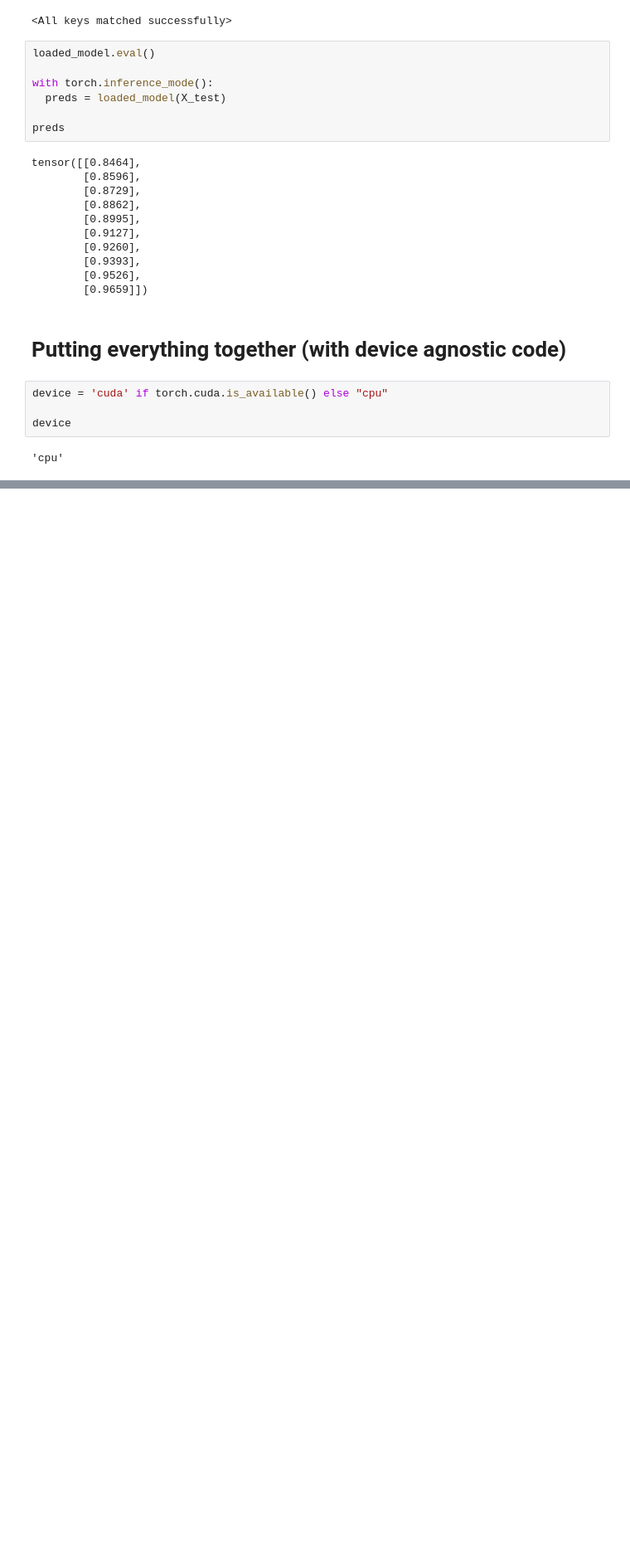
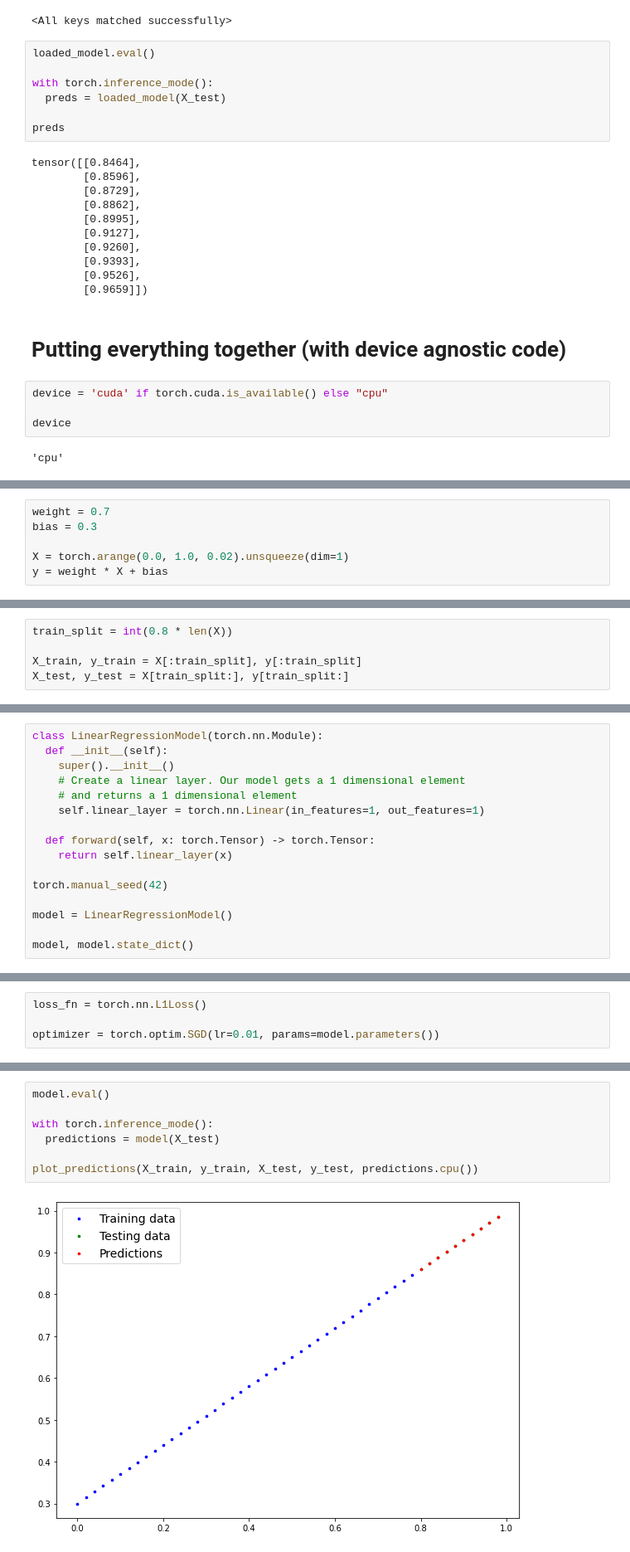
Before and after one commit to micheldc55/Deep-Learning, a Jupyter notebook: pytorch_workflow.ipynb, the cells around one changed output, grey strips where cells are left out. Shown: that part at 83% size. Drawn from its saved outputs; the diff is of its cells as text; blank space fills up the shorter version.

```diff
--- a/pytorch_workflow.ipynb
+++ b/pytorch_workflow.ipynb
@@ -490,0 +493,6 @@ device
+# %%
+weight = 0.7
+bias = 0.3
+
+X = torch.arange(0.0, 1.0, 0.02).unsqueeze(dim=1)
+y = weight * X + bias
@@ -490,0 +511,5 @@ device
+# %%
+train_split = int(0.8 * len(X))
+
+X_train, y_train = X[:train_split], y[:train_split]
+X_test, y_test = X[train_split:], y[train_split:]
@@ -490,0 +524,16 @@ device
+# %%
+class LinearRegressionModel(torch.nn.Module):
+  def __init__(self):
+    super().__init__()
+    # Create a linear layer. Our model gets a 1 dimensional element
+    # and returns a 1 dimensional element
+    self.linear_layer = torch.nn.Linear(in_features=1, out_features=1)
+
+  def forward(self, x: torch.Tensor) -> torch.Tensor:
+    return self.linear_layer(x)
+
+torch.manual_seed(42)
+
+model = LinearRegressionModel()
+
+model, model.state_dict()
@@ -490,0 +575,4 @@ device
+# %%
+loss_fn = torch.nn.L1Loss()
+
+optimizer = torch.optim.SGD(lr=0.01, params=model.parameters())
@@ -490,0 +649,9 @@ device
+# %%
+model.eval()
+
+with torch.inference_mode():
+  predictions = model(X_test)
+
+plot_predictions(X_train, y_train, X_test, y_test, predictions.cpu())
+# %% [output]
+[figure, added]
```
Also changed, not shown: parts of 19 cells of this notebook.
